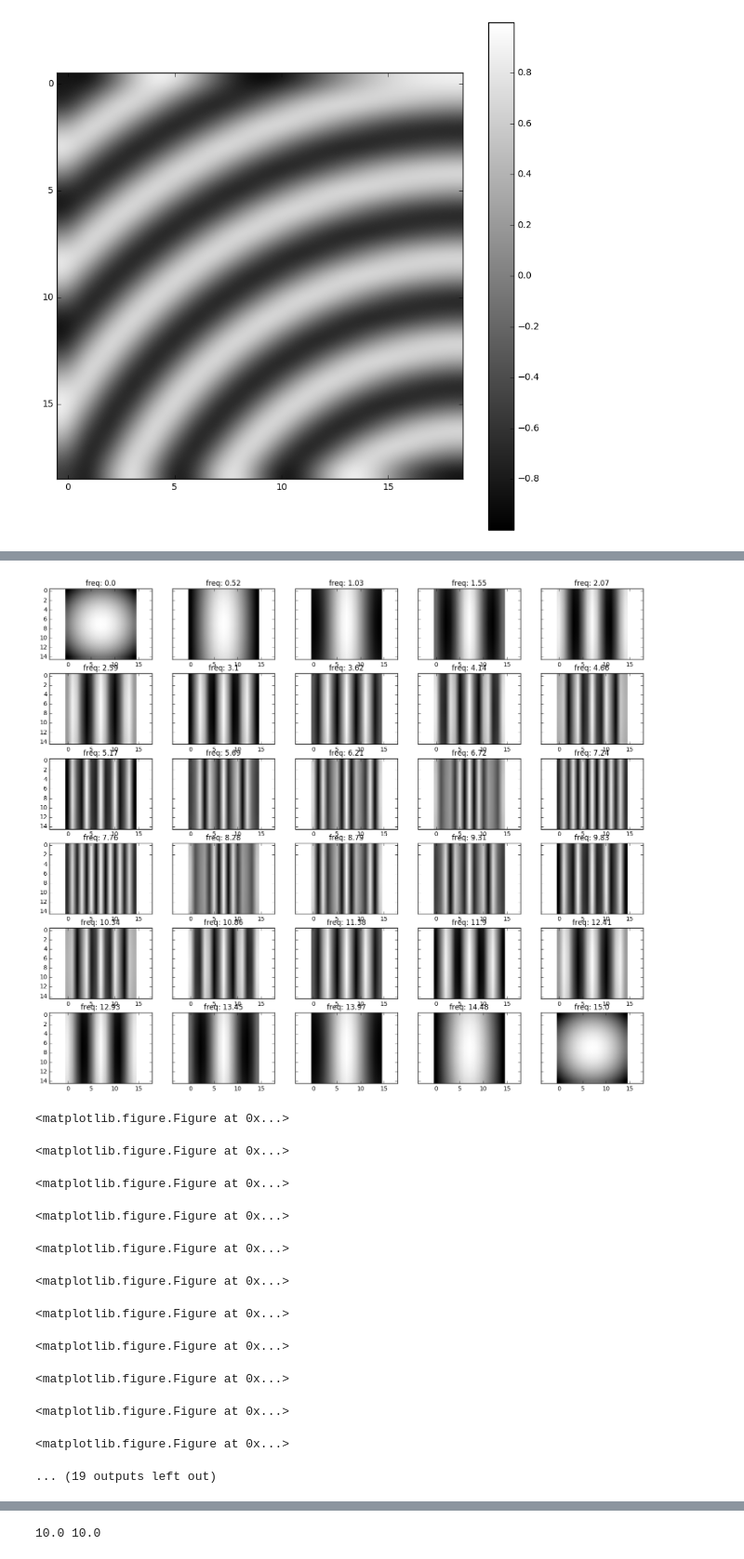
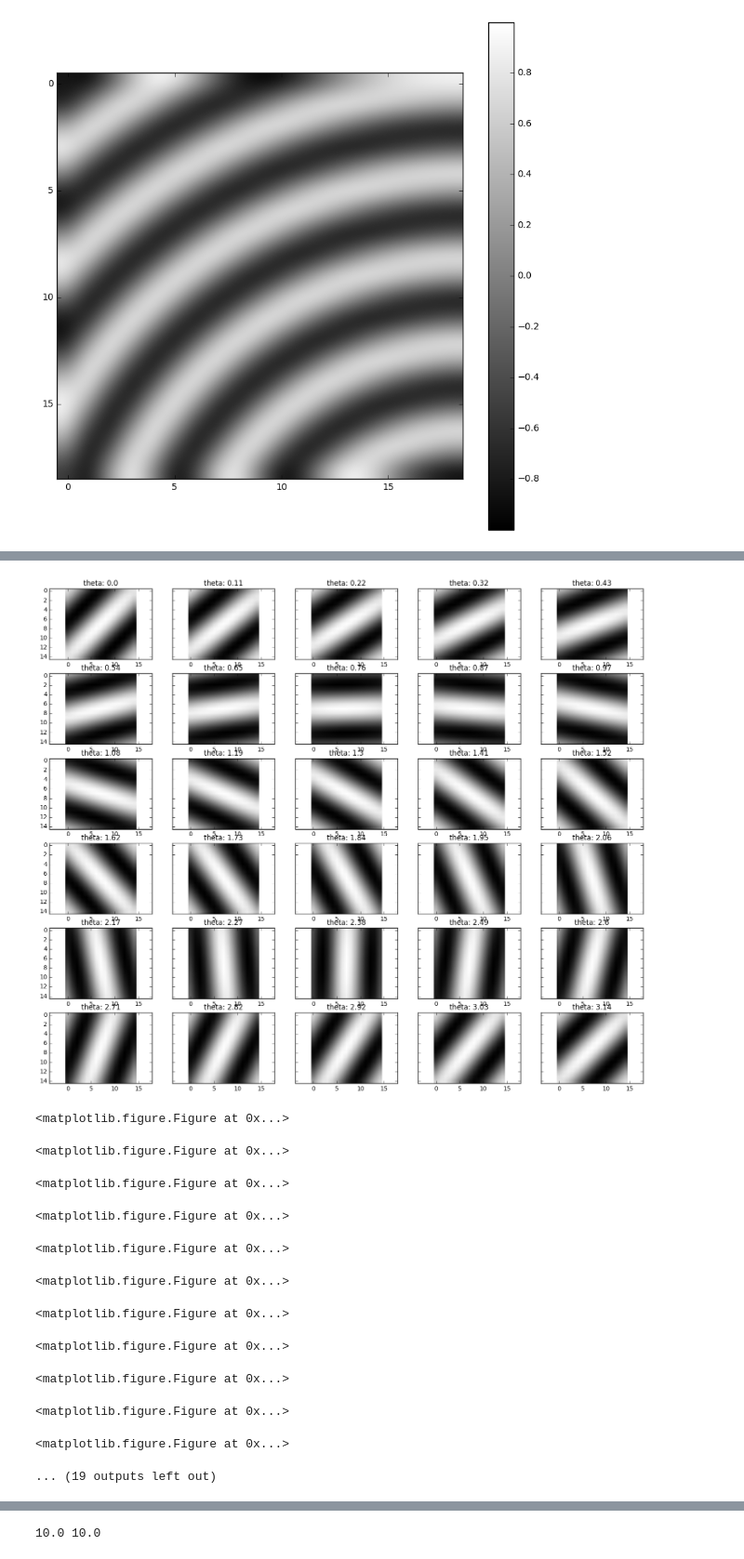
Before and after one commit to iKintosh/GaborNet, a Jupyter notebook: GaborFilter and GaborNet implementation .ipynb, the cells around one changed output, grey strips where cells are left out. Shown at 93% size. Drawn from its saved outputs; the diff is of its cells as text; code cells hidden in the pictures.

Commit message:
make right initialization, true gabor, curved gabor, small gabor

```diff
--- a/GaborFilter and GaborNet implementation .ipynb
+++ b/GaborFilter and GaborNet implementation .ipynb
@@ -65,7 +65,7 @@ plt.show()
     offset : float, optional
         Phase offset of harmonic function in radians.
 # %%
-def myGaborKernel(size = 9, frequency = 1, theta=0, sigma_x=5, sigma_y=5, psi=0):
+def myGaborKernel(size = 9, frequency_x = 1, frequency_y = 1, theta=0, sigma_x=5, sigma_y=5, psi=0):
 
     x0 = np.ceil(max(size/2, 1))
     y0 = np.ceil(max(size/2, 1))
@@ -76,8 +76,7 @@ def myGaborKernel(size = 9, frequency = 1, theta=0, sigma_x=5, sigma_y=5, psi=0)
 
     g = np.zeros(y.shape, dtype=np.complex)
     g[:] = np.exp(-0.5 * (rotx ** 2 / sigma_x ** 2 + roty ** 2 / sigma_y ** 2))
-    #g /= 2 * np.pi * sigma_x * sigma_y
-    g *= np.exp(1j * (2 * np.pi * frequency * rotx + psi))
+    g *= np.exp(1j * (2 * np.pi * (frequency_x * (x * np.cos(theta) + y * np.sin(theta)) )  + psi))
 
     return g
 # %%
@@ -134,3 +131,16 @@ plt.show()
 >>> from skimage import io
 >>> from matplotlib import pyplot as plt  # doctest: +SKIP
           # doctest: +SKIP
+# %%
+fig, axs = plt.subplots(6, 5, figsize=(18, 15), sharey=True)
+row = 0
+col = 0
+for i in np.linspace(0,15,30):
+    gkm = myGaborKernel(frequency_x=i, sigma_x = 0.5, sigma_y = 0.5, theta=2, size = 15, psi=0, frequency_y = 1)
+    axs[row, col].imshow(gkm.real, cmap = 'gray')
+    axs[row, col].set_title('freq: '+ str(np.round(i,2)))
+    col += 1
+    if col > 4:
+        col = 0
+        row += 1
+plt.show()
@@ -137,19 +149,19 @@ plt.show()
 # %%
 fig, axs = plt.subplots(6, 5, figsize=(18, 15), sharey=True)
 row = 0
 col = 0
-for i in np.linspace(0.,15,30):
-    gkm = myGaborKernel(frequency=i, sigma_x = 1, sigma_y = 1, theta=0, size = 15, psi=0)
+for i in np.linspace(0.,3.14,30):
+    gkm = myGaborKernel(frequency_x=1, sigma_x = 1, sigma_y = 1, theta=i, size = 15, psi=0)
     plt.figure(figsize = (3,3))        # doctest: +SKIP
     axs[row, col].imshow(gkm.real, cmap = 'gray')
-    axs[row, col].set_title('freq: '+ str(np.round(i,2)))
+    axs[row, col].set_title('theta: '+ str(np.round(i,2)))
     col += 1
     if col > 4:
         col = 0
         row += 1
 plt.show()
 # %% [output]
-[figure, old version]
+[figure, new version]
 <matplotlib.figure.Figure at 0x...>
 <matplotlib.figure.Figure at 0x...>
 <matplotlib.figure.Figure at 0x...>
```
Also changed, not shown: parts of 5 cells of this notebook.
